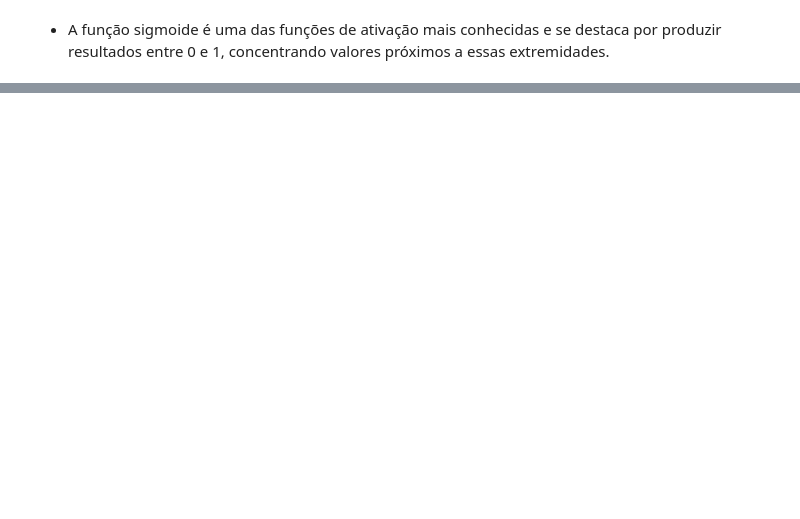
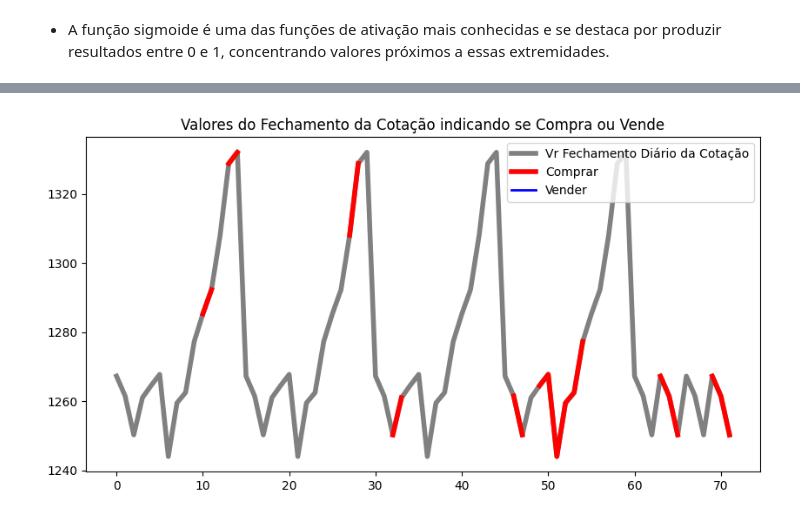
Before and after one commit to jairobernardesjunior/019_Financial_reinforcement_project_soybean_buy_sell_hold, a Jupyter notebook: 02 scvm_treina.ipynb, the cells around one changed output, grey strips where cells are left out. Saved outputs shown, nothing was run; the diff lists cells and outputs as text; code cells hidden in the pictures; blank space fills up the shorter version.

```diff
--- a/02 scvm_treina.ipynb
+++ b/02 scvm_treina.ipynb
@@ -255,11 +253,19 @@ def plot_behavior(data_input, states_buy, states_sell, profit):
 # recebe um valor float e retorna formatado com 2 decimais
 def formatPrice(vr):
     return ("%.2f" % vr)
+# %%
+# cria dataframe de valores de fechamento original, se vende, se compra ou se mantem
+df_modelo = {
+    'vr_fechamento': [],
+    'vr_buy': [],
+    'vr_sell': [],
+}
+
+df_soy_action = pd.DataFrame(df_modelo)
 # %%
 # invoca o treinamento de alguns modelos cuja quantidade é do episode_count considerando iniciar em 0
 # armazena os modelos treinados na pasta models
-# para cada action retornado do agent exibe o resultado como uma ação de buy(comprar), sell(vender) ou
-# hold(manter)
+# para cada action retornado do agent exibe o resultado como uma ação de buy(comprar), sell(vender) ou hold(manter)
 window_size = 1
 agent = Agent(window_size)
 data = X_train # ....................
@@ -291,6 +297,8 @@ for e in range(episode_count + 1):
         if action == 1: # compra
             states_buy.append(t)
             print('1 - Buy (comprar): ' + formatPrice(data[t]))
+            dfx = pd.DataFrame({"vr_fechamento":[data[t]],"vr_buy":[data[t]],"vr_sell":['Nan']})
+            df_soy_action = pd.concat([df_soy_action, dfx], ignore_index=True)
 
         elif action == 2 and len(agent.inventory) > 0: # venda
             bought_price = agent.inventory.pop(0)
@@ -300,9 +308,13 @@ for e in range(episode_count + 1):
             total_profit += data[t] - bought_price
             states_sell.append(t)
             print('2 - Sell (vender): ' + formatPrice(data[t]) + ' | Profit (lucro): ' + formatPrice(data[t] - bought_price))
+            dfx = pd.DataFrame({"vr_fechamento":[data[t]],"vr_buy":['Nan'],"vr_sell":[data[t]]})
+            df_soy_action = pd.concat([df_soy_action, dfx], ignore_index=True)
 
         else:
             print('3 - Hold (manter): ' + formatPrice(data[t]))
+            dfx = pd.DataFrame({"vr_fechamento":[data[t]],"vr_buy":['Nan'],"vr_sell":['Nan']})
+            df_soy_action = pd.concat([df_soy_action, dfx], ignore_index=True)
 
         done = True if t == l - 1 else False
 
@@ -413,0 +463,23 @@ Total Profit: 0.00
+# %%
+df_soy_action['vr_buy'] = df_soy_action['vr_buy'].astype('float')
+df_soy_action['vr_sell'] = df_soy_action['vr_sell'].astype('float')
+# %%
+# plotando a evolução de valores de fechamento indicando se compra ou vende
+fig,ax = plt.subplots(ncols=1,figsize=(10,5))
+
+plt.plot(df_soy_action.index, \
+         df_soy_action.vr_fechamento, label = "Vr Fechamento Diário da Cotação", linewidth=4, color='gray')
+plt.plot(df_soy_action.index, \
+         df_soy_action.vr_buy, label = "Comprar", linewidth=4, color='red')
+plt.plot(df_soy_action.index, \
+         df_soy_action.vr_sell, label = "Vender", linewidth=2, color='blue')
+
+plt.title('Valores do Fechamento da Cotação indicando se Compra ou Vende')
+plt.legend()
+
+plt.yscale('linear')
+
+plt.savefig('grafic_image/grafic_action.png', format='png')
+plt.show()
+# %% [output]
+[figure, added]
```
Also changed, not shown: parts of 11 cells of this notebook, 5 other files.
